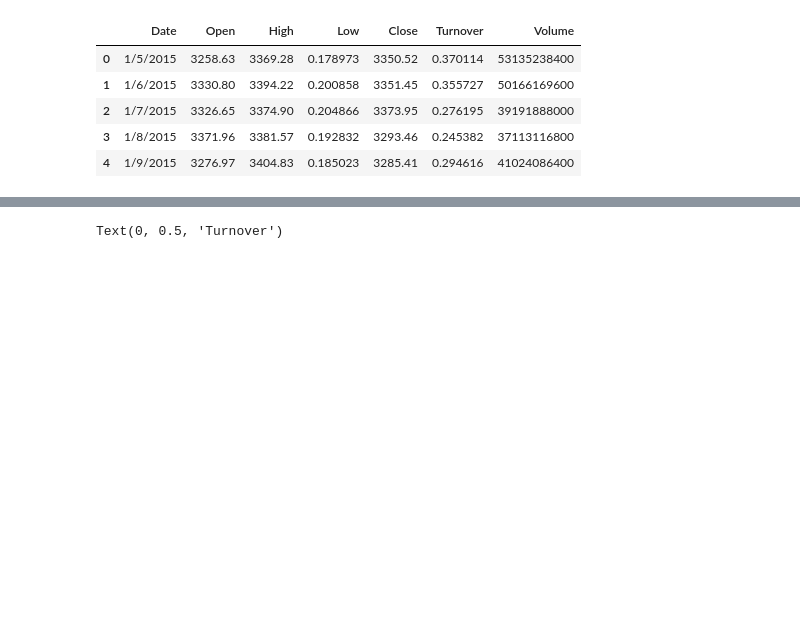
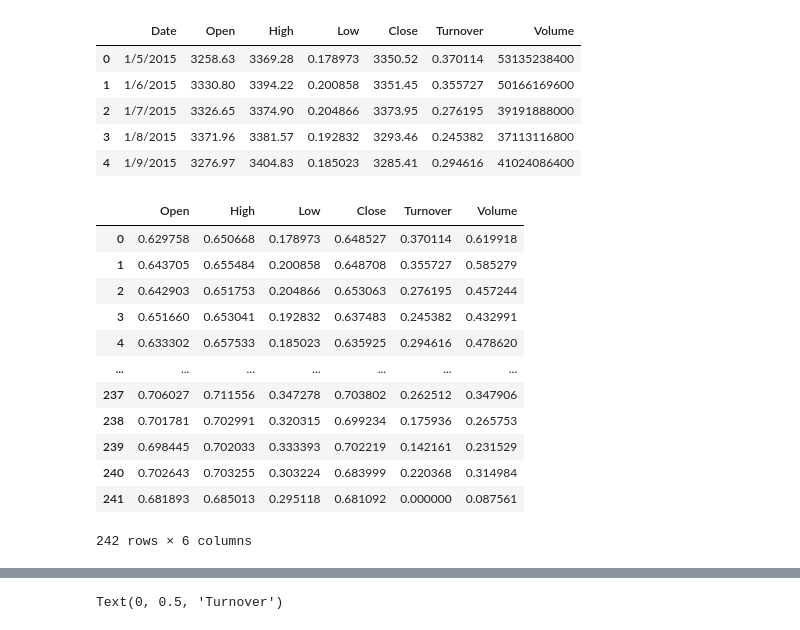
Before and after one commit to ychen1492/coursera-machine-learning, a Jupyter notebook: coursera-ml-week1.ipynb, the cells around one changed output, grey strips where cells are left out. Saved outputs shown, nothing was run; the diff lists cells and outputs as text; code cells hidden in the pictures; blank space fills up the shorter version.

```diff
--- a/coursera-ml-week1.ipynb
+++ b/coursera-ml-week1.ipynb
@@ -36,4 +36,20 @@ data_frame.head()
 | 2 | 1/7/2015 | 3326.65 | 3374.90 | 0.204866 | 3373.95 | 0.276195 | 39191888000 |
 | 3 | 1/8/2015 | 3371.96 | 3381.57 | 0.192832 | 3293.46 | 0.245382 | 37113116800 |
 | 4 | 1/9/2015 | 3276.97 | 3404.83 | 0.185023 | 3285.41 | 0.294616 | 41024086400 |
+# %%
+data_frame.iloc[:,1:].apply(lambda x: x/x.max(),axis=0)
+# %% [output]
+|  | Open | High | Low | Close | Turnover | Volume |
+| 0 | 0.629758 | 0.650668 | 0.178973 | 0.648527 | 0.370114 | 0.619918 |
+| 1 | 0.643705 | 0.655484 | 0.200858 | 0.648708 | 0.355727 | 0.585279 |
+| 2 | 0.642903 | 0.651753 | 0.204866 | 0.653063 | 0.276195 | 0.457244 |
+| 3 | 0.651660 | 0.653041 | 0.192832 | 0.637483 | 0.245382 | 0.432991 |
+| 4 | 0.633302 | 0.657533 | 0.185023 | 0.635925 | 0.294616 | 0.478620 |
+| ... | ... | ... | ... | ... | ... | ... |
+| 237 | 0.706027 | 0.711556 | 0.347278 | 0.703802 | 0.262512 | 0.347906 |
+| 238 | 0.701781 | 0.702991 | 0.320315 | 0.699234 | 0.175936 | 0.265753 |
+| 239 | 0.698445 | 0.702033 | 0.333393 | 0.702219 | 0.142161 | 0.231529 |
+| 240 | 0.702643 | 0.703255 | 0.303224 | 0.683999 | 0.220368 | 0.314984 |
+| 241 | 0.681893 | 0.685013 | 0.295118 | 0.681092 | 0.000000 | 0.087561 |
+242 rows × 6 columns
 # %%
```
Also changed, not shown: parts of 3 cells of this notebook, 31 other files.
